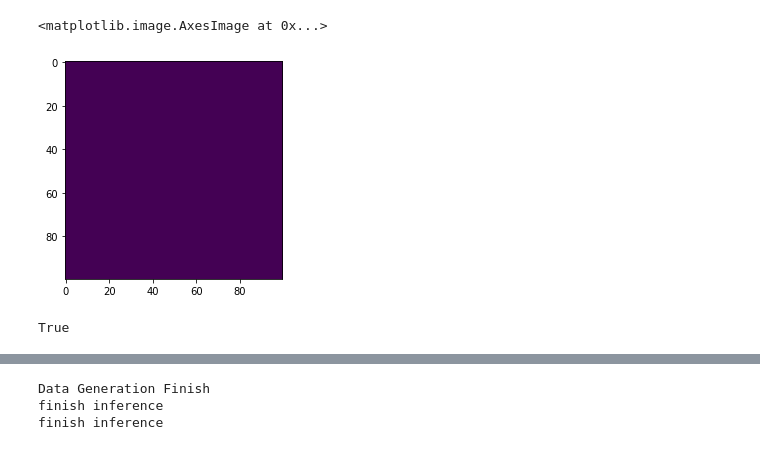
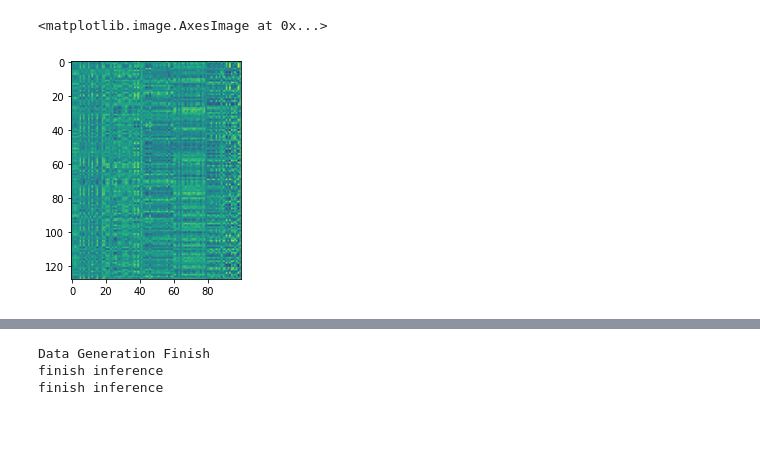
Before and after one commit to HuangHaoyu1997/Reservoir-Computing, a Jupyter notebook: learn_dgl.ipynb, the cells around one changed output, grey strips where cells are left out. Saved outputs shown, nothing was run; the diff lists cells and outputs as text; code cells hidden in the pictures.

```diff
--- a/learn_dgl.ipynb
+++ b/learn_dgl.ipynb
@@ -159,11 +192,10 @@ for e in range(Config.epoch):
-# %%
-A_after_train = model.A1.cpu().detach().numpy()
-# plt.imshow(A_after_train)
-plt.imshow((A_before_train-A_after_train)*100)
-# %% [output]
-<matplotlib.image.AxesImage at 0x...>
-[figure, removed]
-# %%
-model.
-# %% [output]
-True
+# %%
+A_after = model.ff_A.weight.cpu().detach().numpy()
+Win_after = model.ff_in.weight.cpu().detach().numpy()
+fcw_after = model.fc1.weight.cpu().detach().numpy()
+fcb_after = model.fc1.bias.cpu().detach().numpy()
+# plt.imshow(A_after_train)
+plt.imshow(fcw_before-fcw_after)
+# %% [output]
+<matplotlib.image.AxesImage at 0x...>
+[figure, added]
```
Also changed, not shown: parts of 5 cells of this notebook, 11 other files.
